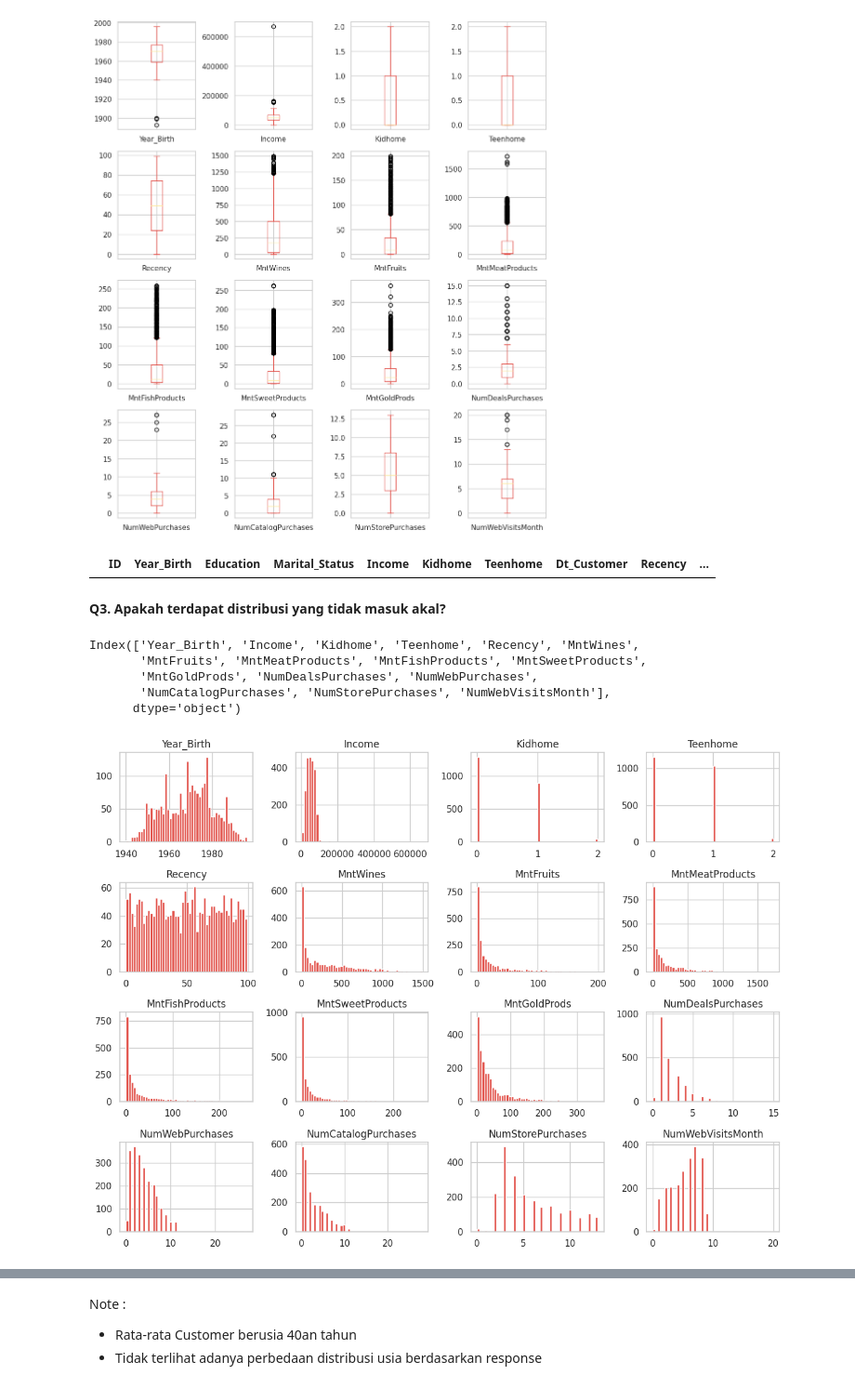
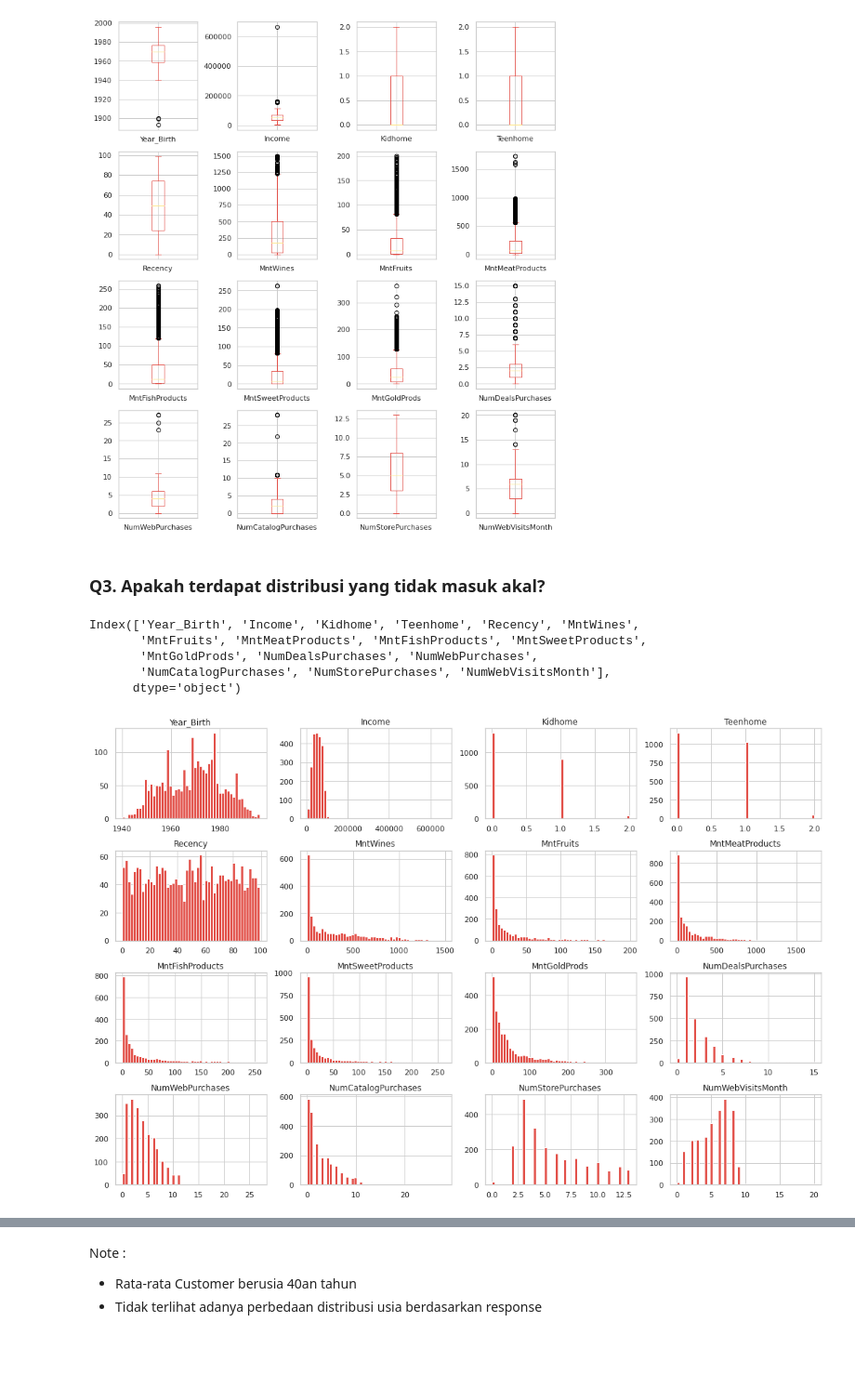
Before and after one commit to byancharizka/Marketing-Analytics-iFood, a Jupyter notebook: marketing_analytics.ipynb, the cells around one changed output, grey strips where cells are left out. Shown at 93% size. Cells and saved outputs as stored; diff of their text form; code cells hidden in the pictures; blank space fills up the shorter version.

```diff
--- a/marketing_analytics.ipynb
+++ b/marketing_analytics.ipynb
@@ -53,0 +26,4 @@ df.shape
+# %%
+# Import data
+df = pd.read_csv('marketing_data.csv')
+df.head()
@@ -278,5 +198,9 @@ Index(['ID', 'Year_Birth', 'Education', 'Marital_Status', 'Income', 'Kidhome',
       dtype='object')
 # %%
 # Memilih kolom yang akan di-plotkan
-df_to_plot = df.select_dtypes(include = ['float', 'int'])
-df_to_plot
+df_to_plot = df.select_dtypes(include=['float','int'])
+
+# Menghapus kolom yang tidak diperlukan
+df_to_plot.drop(columns=['ID','AcceptedCmp1', 'AcceptedCmp2', 'AcceptedCmp3',
+                               'AcceptedCmp4', 'AcceptedCmp5', 'Response' , 'Complain'],
+               inplace=True)
@@ -297,5 +206,0 @@ df_to_plot
-# %%
-# Menghapus kolom yang tidak diperlukan
-df_to_plot.drop(columns=['ID','AcceptedCmp3', 'AcceptedCmp4', 'AcceptedCmp5', 'AcceptedCmp1',
-       'AcceptedCmp2', 'Response', 'Complain'], inplace = True)
-df_to_plot.columns
@@ -314,8 +214,6 @@ plt.subplots_adjust(wspace = 0.5)
 # Menghapus data Year_Birth yang nilainya < 1900
 df = df[df['Year_Birth'] > 1900].reset_index(drop = True)
 df[df['Year_Birth'] < 1900]
-# %% [output]
-|  | ID | Year_Birth | Education | Marital_Status | Income | Kidhome | Teenhome | Dt_Customer | Recency | ... |
 # %% [markdown]
-**Q3. Apakah terdapat distribusi yang tidak masuk akal?**
+### **Q3. Apakah terdapat distribusi yang tidak masuk akal?**
 # %%
@@ -328,12 +227,13 @@ Index(['Year_Birth', 'Income', 'Kidhome', 'Teenhome', 'Recency', 'MntWines',
        'NumCatalogPurchases', 'NumStorePurchases', 'NumWebVisitsMonth'],
       dtype='object')
 # %%
-fig = plt.figure(figsize = (12,9))
+# Me,plotkan variable numeric
+fig = plt.figure(figsize=(15,10))
 ax = plt.gca()
 
-df.hist(bins = 50, ax = ax, layout = (4,4), column = numeric)
+df.hist(bins=50, ax=ax, layout=(4,4), column=numeric)
 plt.tight_layout()
 plt.show()
 # %% [output]
-[figure, old version]
+[figure, new version]
 # %% [markdown]
```
Also changed, not shown: parts of 157 cells of this notebook.
